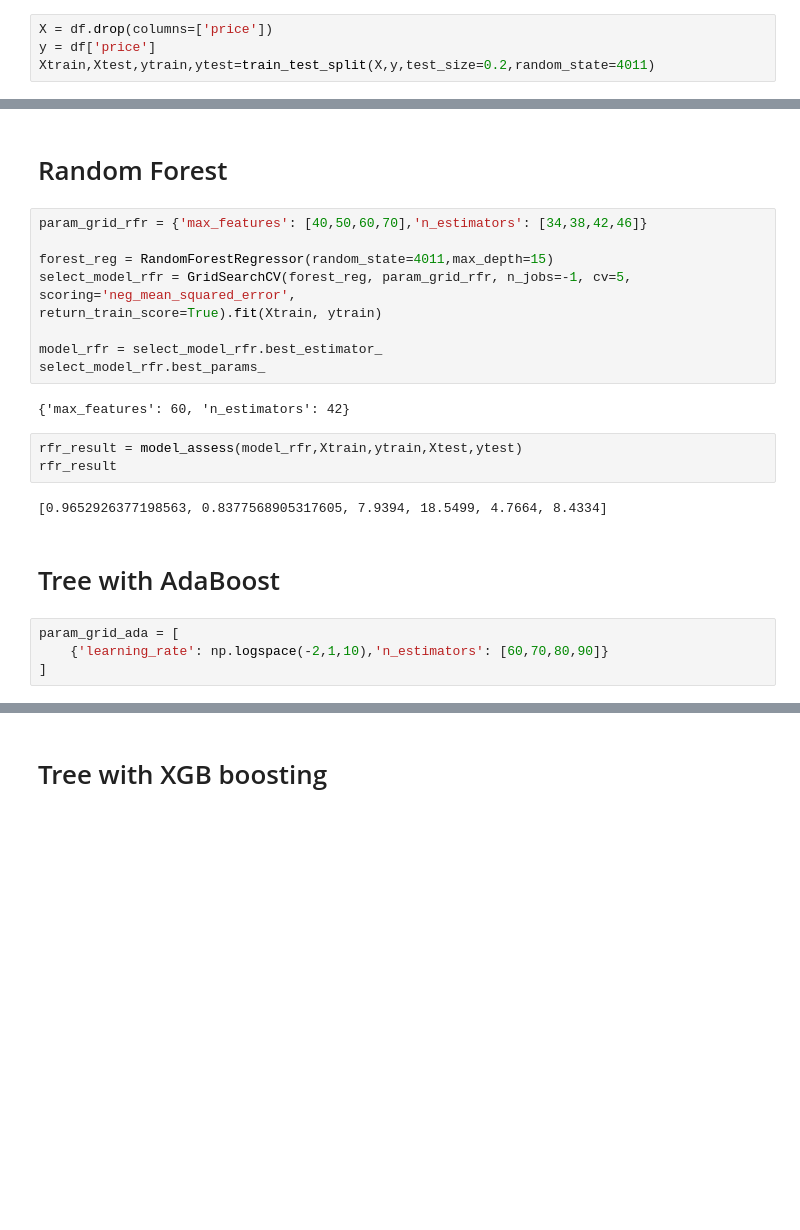
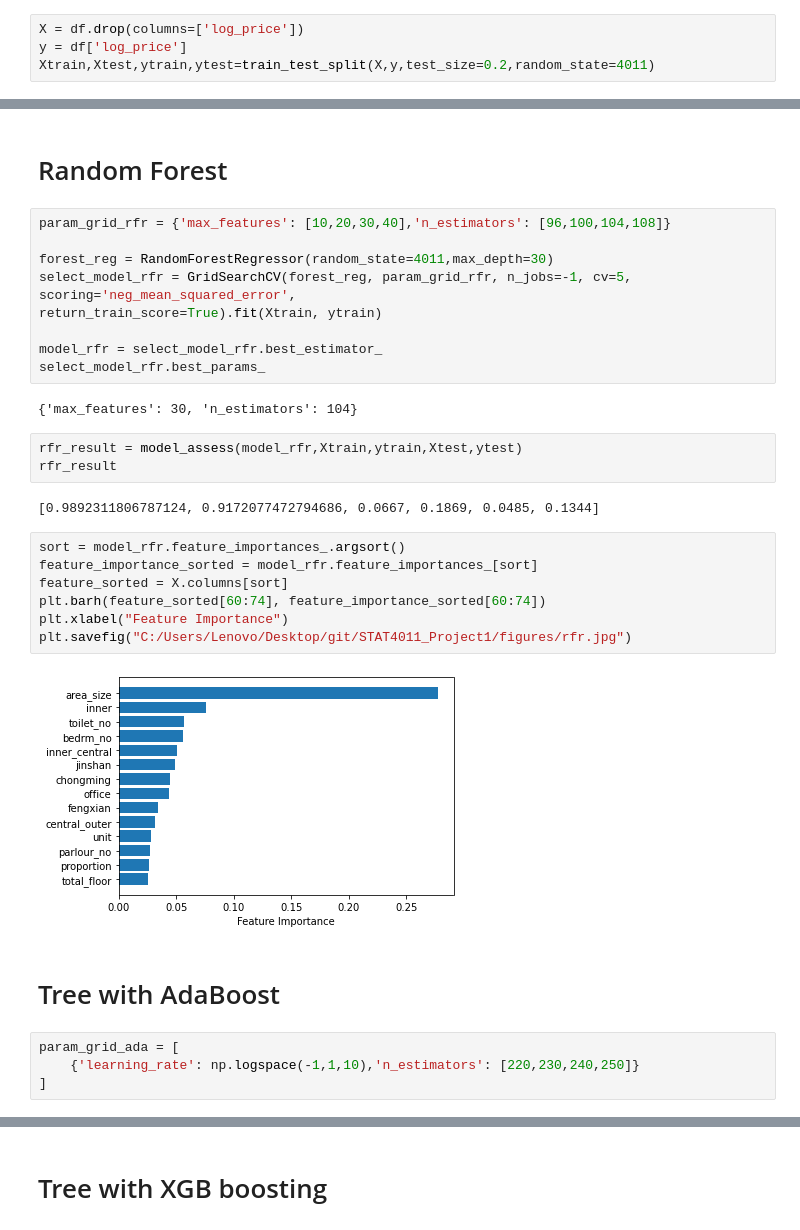
Before and after one commit to hyj55/STAT4011_Project1, a Jupyter notebook: code/model.ipynb, the cells around one changed output, grey strips where cells are left out. Cells and saved outputs as stored; diff of their text form; blank space fills up the shorter version.

Commit message:
some feature importance outputs

```diff
--- a/code/model.ipynb
+++ b/code/model.ipynb
@@ -38,8 +40,8 @@ multiprocessing.cpu_count()
 data_wd = "C:/Users/Lenovo/Desktop/git/STAT4011_Project1/data/Lianjia_transformed.csv"
 df = pd.read_csv(data_wd)
 # %%
-X = df.drop(columns=['price'])
-y = df['price']
+X = df.drop(columns=['log_price'])
+y = df['log_price']
 Xtrain,Xtest,ytrain,ytest=train_test_split(X,y,test_size=0.2,random_state=4011)
 # %% [markdown]
 # Define a model Assess Function
@@ -169,9 +186,9 @@ tree_reg_result
 # %% [markdown]
 # Random Forest
 # %%
-param_grid_rfr = {'max_features': [40,50,60,70],'n_estimators': [34,38,42,46]}
+param_grid_rfr = {'max_features': [10,20,30,40],'n_estimators': [96,100,104,108]}
 
-forest_reg = RandomForestRegressor(random_state=4011,max_depth=15)
+forest_reg = RandomForestRegressor(random_state=4011,max_depth=30)
 select_model_rfr = GridSearchCV(forest_reg, param_grid_rfr, n_jobs=-1, cv=5,
 scoring='neg_mean_squared_error',
 return_train_score=True).fit(Xtrain, ytrain)
@@ -179,16 +196,25 @@ return_train_score=True).fit(Xtrain, ytrain)
 model_rfr = select_model_rfr.best_estimator_
 select_model_rfr.best_params_
 # %% [output]
-{'max_features': 60, 'n_estimators': 42}
+{'max_features': 30, 'n_estimators': 104}
 # %%
 rfr_result = model_assess(model_rfr,Xtrain,ytrain,Xtest,ytest)
 rfr_result
 # %% [output]
-[0.9652926377198563, 0.8377568905317605, 7.9394, 18.5499, 4.7664, 8.4334]
+[0.9892311806787124, 0.9172077472794686, 0.0667, 0.1869, 0.0485, 0.1344]
+# %%
+sort = model_rfr.feature_importances_.argsort()
+feature_importance_sorted = model_rfr.feature_importances_[sort]
+feature_sorted = X.columns[sort]
+plt.barh(feature_sorted[60:74], feature_importance_sorted[60:74])
+plt.xlabel("Feature Importance")
+plt.savefig("C:/Users/Lenovo/Desktop/git/STAT4011_Project1/figures/rfr.jpg")
+# %% [output]
+[figure, added]
 # %% [markdown]
 # Tree with AdaBoost
 # %%
 param_grid_ada = [
-    {'learning_rate': np.logspace(-2,1,10),'n_estimators': [60,70,80,90]}
+    {'learning_rate': np.logspace(-1,1,10),'n_estimators': [220,230,240,250]}
 ]
 # %%
```
Also changed, not shown: parts of 31 cells of this notebook, 8 other files.
